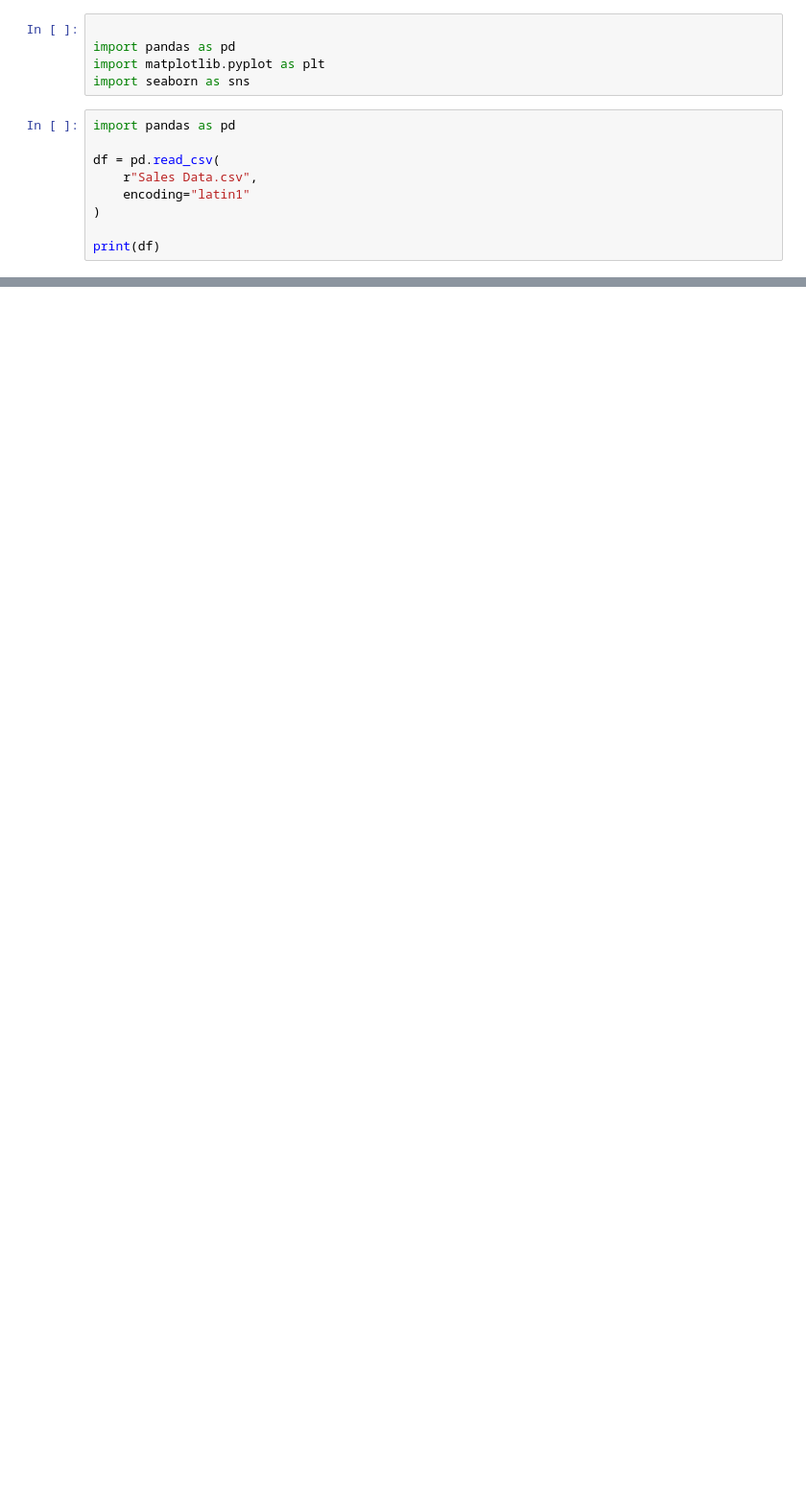
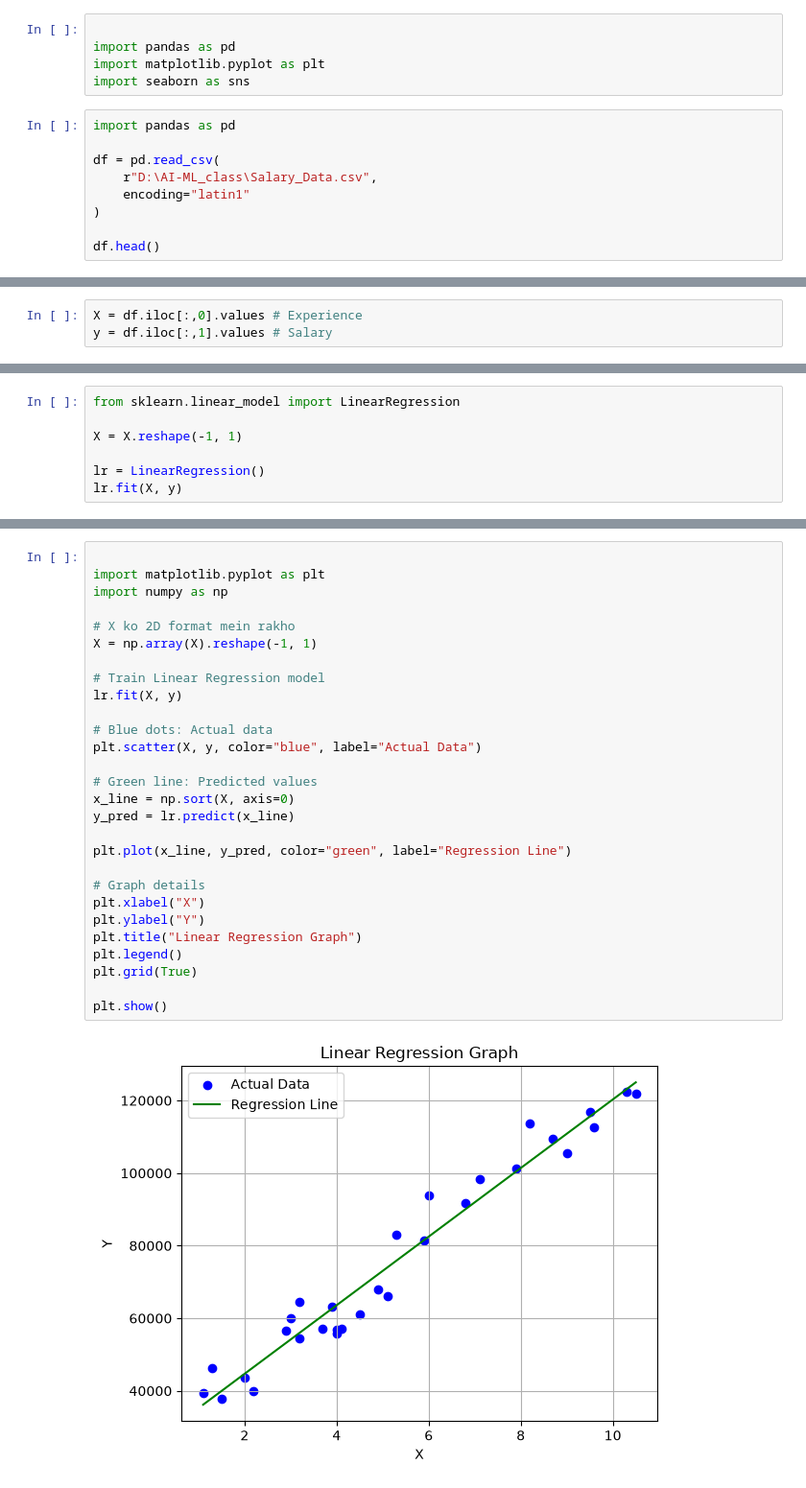
Before and after one commit to amanmuarya/AI-ML-Start-and-Learning-, a Jupyter notebook: NEXT_DAY_MY.ipynb, the cells around one changed output, grey strips where cells are left out. Shown at 96% size. Cells and saved outputs as stored; diff of their text form; blank space fills up the shorter version.

```diff
--- a/NEXT_DAY_MY.ipynb
+++ b/NEXT_DAY_MY.ipynb
@@ -7,9 +7,9 @@ import seaborn as sns
 import pandas as pd
 
 df = pd.read_csv(
-    r"Sales Data.csv",
+    r"D:\AI-ML_class\Salary_Data.csv",
     encoding="latin1"
 )
 
-print(df)
+df.head()
 # %% [output]
@@ -32,0 +63,3 @@ print(df)
+# %%
+X = df.iloc[:,0].values # Experience
+y = df.iloc[:,1].values # Salary
@@ -32,0 +77,7 @@ print(df)
+# %%
+from sklearn.linear_model import LinearRegression
+
+X = X.reshape(-1, 1)
+
+lr = LinearRegression()
+lr.fit(X, y)
@@ -32,0 +92,30 @@ print(df)
+# %%
+
+import matplotlib.pyplot as plt
+import numpy as np
+
+# X ko 2D format mein rakho
+X = np.array(X).reshape(-1, 1)
+
+# Train Linear Regression model
+lr.fit(X, y)
+
+# Blue dots: Actual data
+plt.scatter(X, y, color="blue", label="Actual Data")
+
+# Green line: Predicted values
+x_line = np.sort(X, axis=0)
+y_pred = lr.predict(x_line)
+
+plt.plot(x_line, y_pred, color="green", label="Regression Line")
+
+# Graph details
+plt.xlabel("X")
+plt.ylabel("Y")
+plt.title("Linear Regression Graph")
+plt.legend()
+plt.grid(True)
+
+plt.show()
+# %% [output]
+[figure, added]
```
Also changed, not shown: parts of 12 cells of this notebook, 2 other files.
